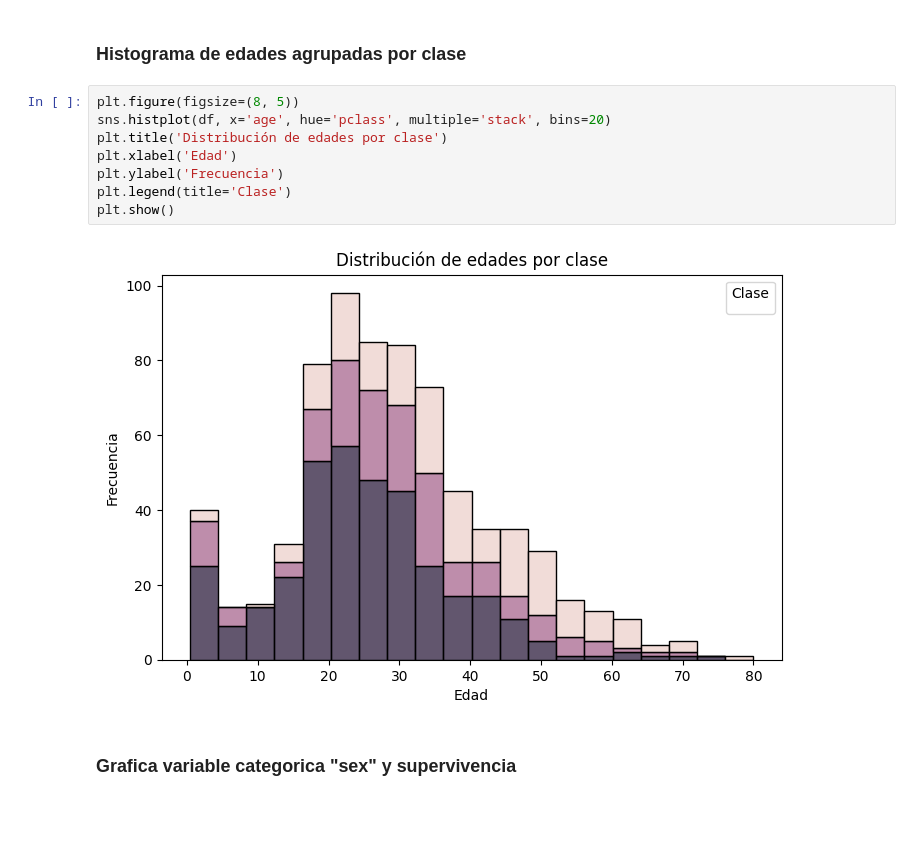
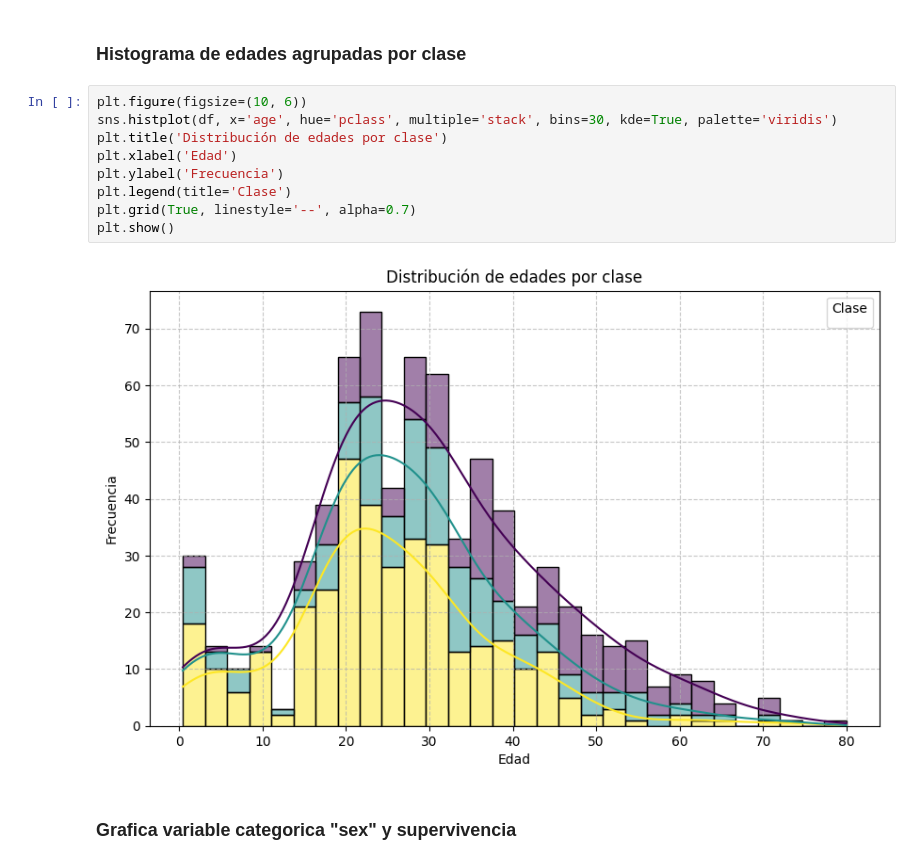
Before and after one commit to Mateolr28/Probabilidad_Estadistica, a Jupyter notebook: analisis3.ipynb, the cells around one changed output. Cells and saved outputs as stored; diff of their text form; blank space fills up the shorter version.

```diff
--- a/analisis3.ipynb
+++ b/analisis3.ipynb
@@ -20,15 +20,16 @@ plt.show()
 # %% [markdown]
 ### Histograma de edades agrupadas por clase
 # %%
-plt.figure(figsize=(8, 5))
-sns.histplot(df, x='age', hue='pclass', multiple='stack', bins=20)
+plt.figure(figsize=(10, 6))
+sns.histplot(df, x='age', hue='pclass', multiple='stack', bins=30, kde=True, palette='viridis')
 plt.title('Distribución de edades por clase')
 plt.xlabel('Edad')
 plt.ylabel('Frecuencia')
 plt.legend(title='Clase')
+plt.grid(True, linestyle='--', alpha=0.7)
 plt.show()
 # %% [output]
-[figure, old version]
+[figure, new version]
 # %% [markdown]
 ### Grafica variable categorica "sex" y supervivencia
 # %%
```
Also changed, not shown: 1 other file.
